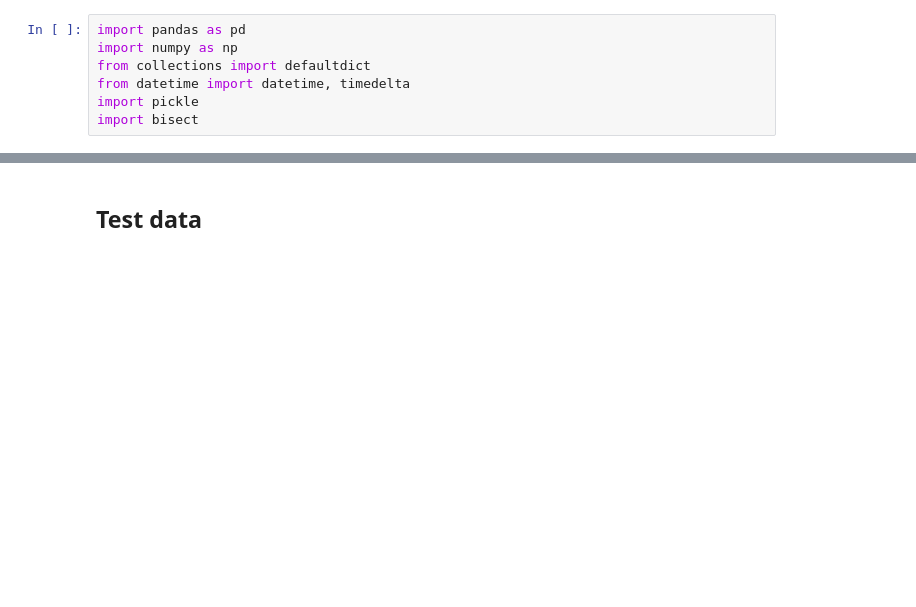
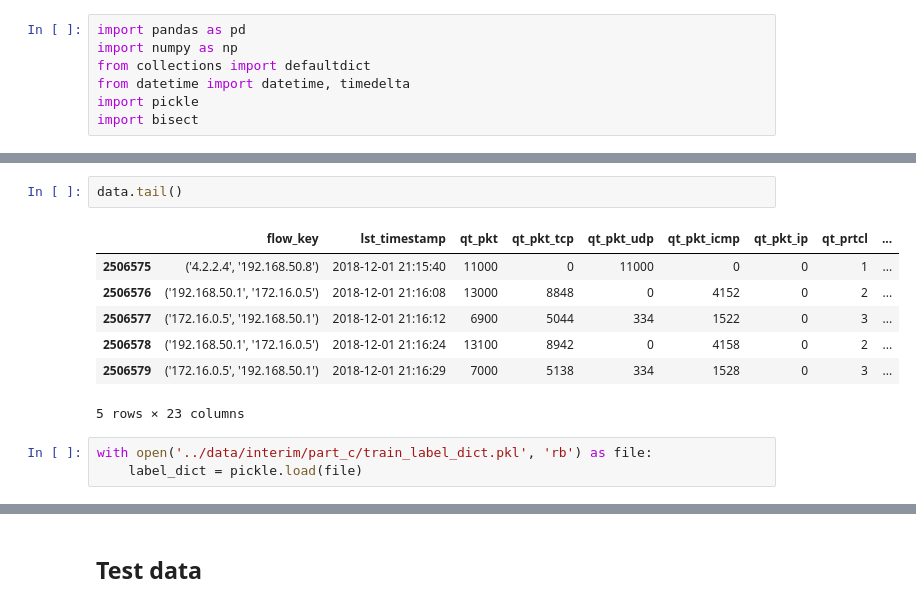
Before and after one commit to caiolmart/feature_extraction_ddos, a Jupyter notebook: notebooks/08_generate_labelled_data.ipynb, the cells around one changed output, grey strips where cells are left out. Drawn from its saved outputs; the diff is of its cells as text; blank space fills up the shorter version.

```diff
--- a/notebooks/08_generate_labelled_data.ipynb
+++ b/notebooks/08_generate_labelled_data.ipynb
@@ -7,0 +50,13 @@ import bisect
+# %%
+data.tail()
+# %% [output]
+|  | flow_key | lst_timestamp | qt_pkt | qt_pkt_tcp | qt_pkt_udp | qt_pkt_icmp | qt_pkt_ip | qt_prtcl | ... |
+| 2506575 | ('4.2.2.4', '192.168.50.8') | 2018-12-01 21:15:40 | 11000 | 0 | 11000 | 0 | 0 | 1 | ... |
+| 2506576 | ('192.168.50.1', '172.16.0.5') | 2018-12-01 21:16:08 | 13000 | 8848 | 0 | 4152 | 0 | 2 | ... |
+| 2506577 | ('172.16.0.5', '192.168.50.1') | 2018-12-01 21:16:12 | 6900 | 5044 | 334 | 1522 | 0 | 3 | ... |
+| 2506578 | ('192.168.50.1', '172.16.0.5') | 2018-12-01 21:16:24 | 13100 | 8942 | 0 | 4158 | 0 | 2 | ... |
+| 2506579 | ('172.16.0.5', '192.168.50.1') | 2018-12-01 21:16:29 | 7000 | 5138 | 334 | 1528 | 0 | 3 | ... |
+5 rows × 23 columns
+# %%
+with open('../data/interim/part_c/train_label_dict.pkl', 'rb') as file:
+    label_dict = pickle.load(file)
```
Also changed, not shown: parts of 12 cells of this notebook.
